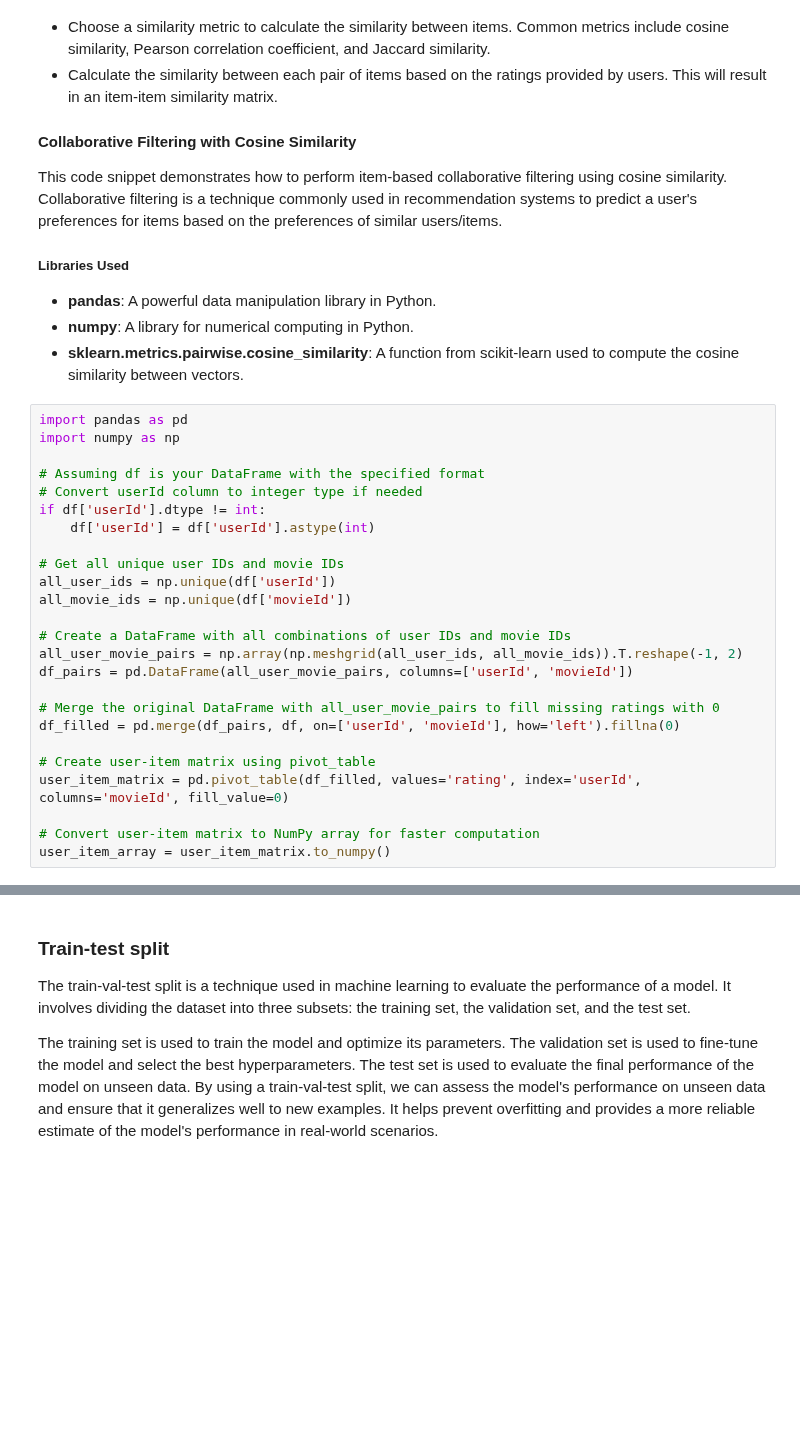
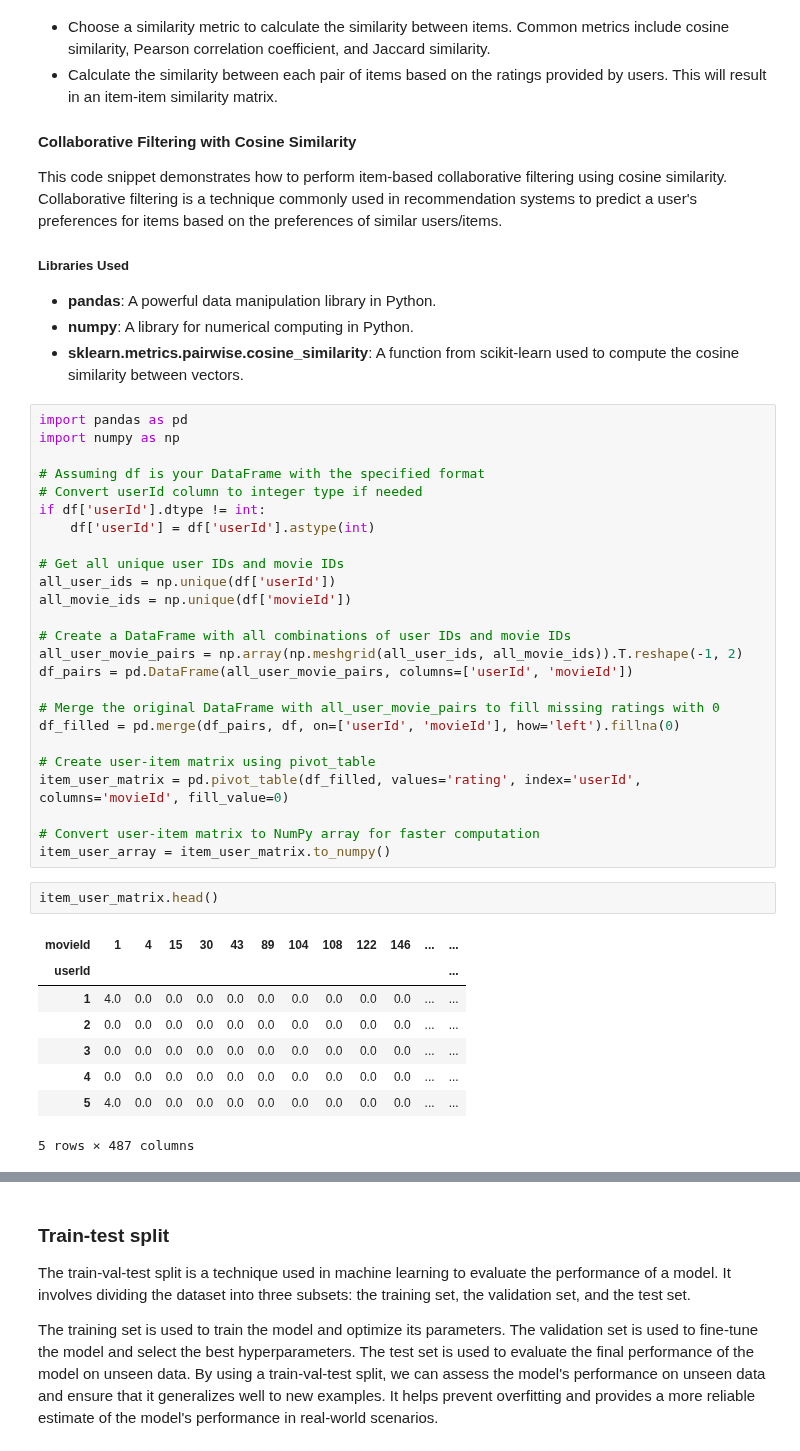
Before and after one commit to StijnHarder/SDfM---Jaume-and-Stijn, a Jupyter notebook: Movielens - Item-based models.ipynb, the cells around one changed output, grey strips where cells are left out. Cells and saved outputs as stored; diff of their text form; blank space fills up the shorter version.

```diff
--- a/Movielens - Item-based models.ipynb
+++ b/Movielens - Item-based models.ipynb
@@ -116,7 +97,18 @@ df_pairs = pd.DataFrame(all_user_movie_pairs, columns=['userId', 'movieId'])
 df_filled = pd.merge(df_pairs, df, on=['userId', 'movieId'], how='left').fillna(0)
 
 # Create user-item matrix using pivot_table
-user_item_matrix = pd.pivot_table(df_filled, values='rating', index='userId', columns='movieId', fill_value=0)
+item_user_matrix = pd.pivot_table(df_filled, values='rating', index='userId', columns='movieId', fill_value=0)
 
 # Convert user-item matrix to NumPy array for faster computation
-user_item_array = user_item_matrix.to_numpy()
+item_user_array = item_user_matrix.to_numpy()
+# %%
+item_user_matrix.head()
+# %% [output]
+| movieId | 1 | 4 | 15 | 30 | 43 | 89 | 104 | 108 | 122 | 146 | ... | ... |
+| userId |  |  |  |  |  |  |  |  |  |  |  | ... |
+| 1 | 4.0 | 0.0 | 0.0 | 0.0 | 0.0 | 0.0 | 0.0 | 0.0 | 0.0 | 0.0 | ... | ... |
+| 2 | 0.0 | 0.0 | 0.0 | 0.0 | 0.0 | 0.0 | 0.0 | 0.0 | 0.0 | 0.0 | ... | ... |
+| 3 | 0.0 | 0.0 | 0.0 | 0.0 | 0.0 | 0.0 | 0.0 | 0.0 | 0.0 | 0.0 | ... | ... |
+| 4 | 0.0 | 0.0 | 0.0 | 0.0 | 0.0 | 0.0 | 0.0 | 0.0 | 0.0 | 0.0 | ... | ... |
+| 5 | 4.0 | 0.0 | 0.0 | 0.0 | 0.0 | 0.0 | 0.0 | 0.0 | 0.0 | 0.0 | ... | ... |
+5 rows × 487 columns
```
Also changed, not shown: parts of 54 cells of this notebook, 1 other file.
